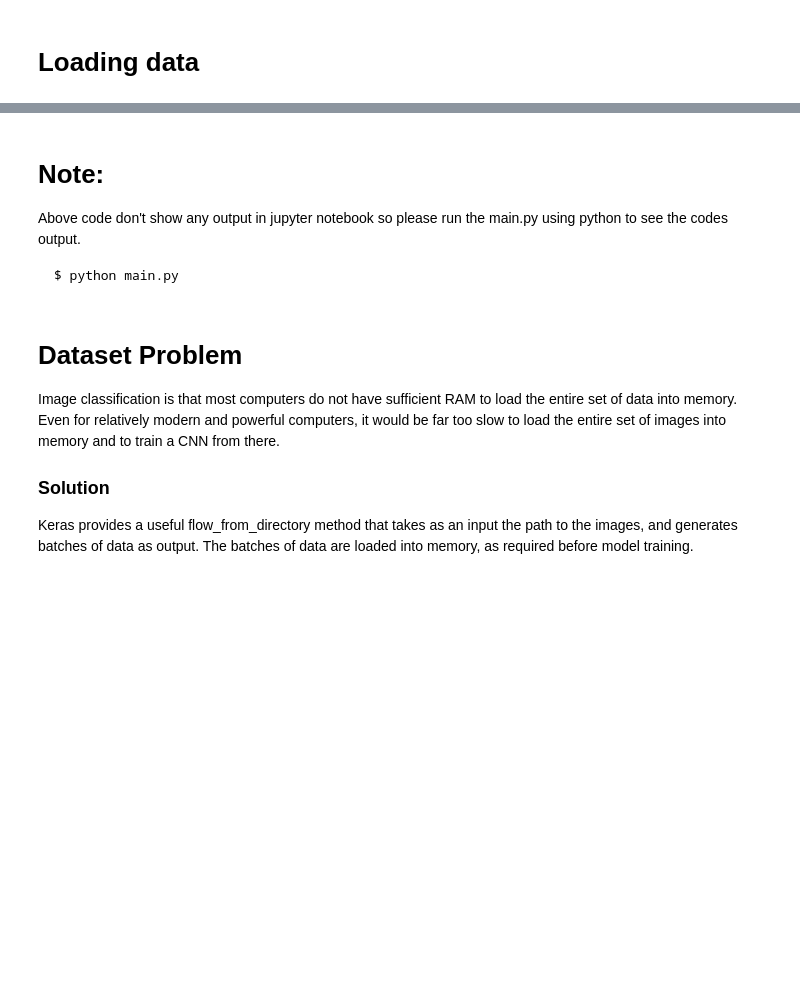
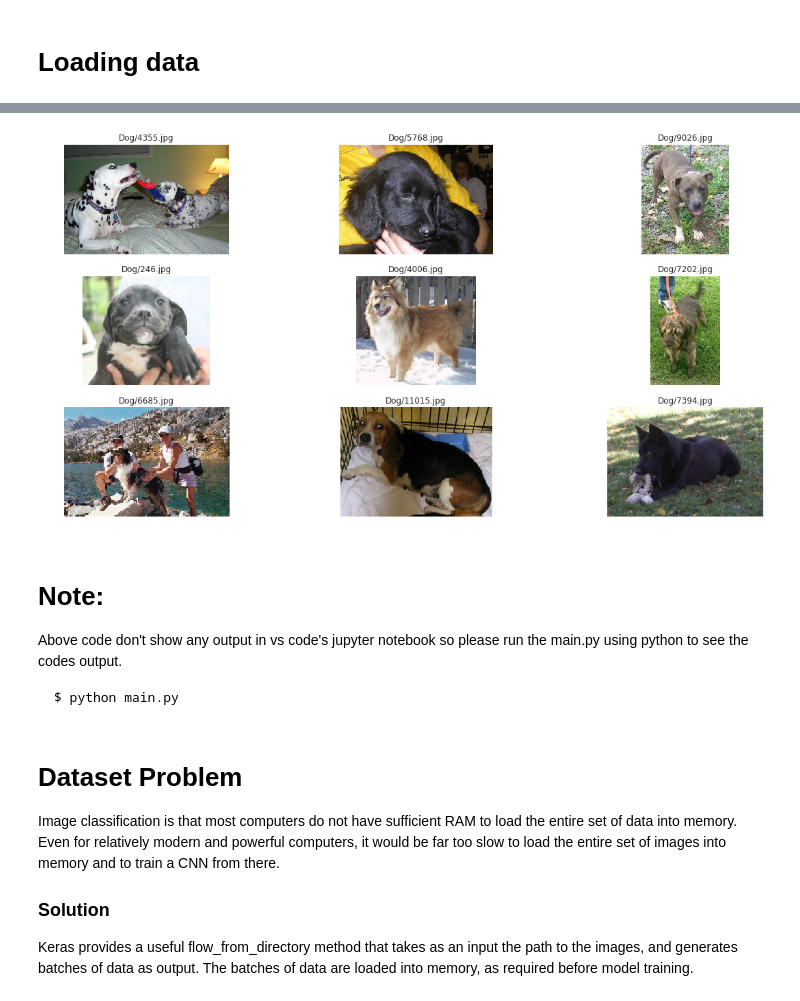
Before and after one commit to Rezwanul-Haque/neural_network_projects, a Jupyter notebook: image_classification_problem/cat_vs_dogs_prediction/cats_vs_dogs_prediction.ipynb, the cells around one changed output, grey strips where cells are left out. Saved outputs shown, nothing was run; the diff lists cells and outputs as text; code cells hidden in the pictures; blank space fills up the shorter version.

````diff
--- a/image_classification_problem/cat_vs_dogs_prediction/cats_vs_dogs_prediction.ipynb
+++ b/image_classification_problem/cat_vs_dogs_prediction/cats_vs_dogs_prediction.ipynb
@@ -68,23 +69,22 @@ except StopIteration:
 # %%
 # Get list of file names (Dog images)
-try:
-    _, _, dog_images = next(os.walk('data/PetImages/Dog'))
+_, _, dog_images = next(os.walk('data/PetImages/Dog'))
 
-    # Prepare a 3x3 plot (total of 9 images)
-    fix, ax = plt.subplots(3, 3, figsize=(20, 10))
+# Prepare a 3x3 plot (total of 9 images)
+fix, ax = plt.subplots(3, 3, figsize=(20, 10))
 
-    # Randomly select and plot an image
-    for idx, img in enumerate(random.sample(dog_images, 9)):
-        img_read = plt.imread('data/PetImages/Dog/' + img)
-        ax[int(idx / 3), idx % 3].imshow(img_read)
-        ax[int(idx / 3), idx % 3].axis('off')
-        ax[int(idx / 3), idx % 3].set_title('Dog/' + img)
-    plt.show()
-except StopIteration:
-    pass # Some error handling here
+# Randomly select and plot an image
+for idx, img in enumerate(random.sample(dog_images, 9)):
+    img_read = plt.imread('data/PetImages/Dog/' + img)
+    ax[int(idx / 3), idx % 3].imshow(img_read)
+    ax[int(idx / 3), idx % 3].axis('off')
+    ax[int(idx / 3), idx % 3].set_title('Dog/' + img)
+plt.show()
+# %% [output]
+[figure, added]
 # %% [markdown]
 # Note:
-Above code don't show any output in jupyter notebook so please run the main.py using python to see the codes output.
+Above code don't show any output in vs code's jupyter notebook so please run the main.py using python to see the codes output.
 
 ```
 $ python main.py
````
Also changed, not shown: parts of 105 cells of this notebook, 4 other files.
